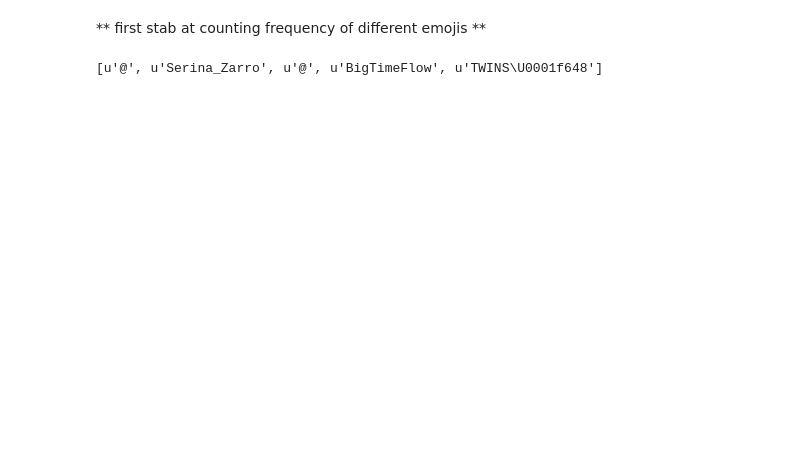
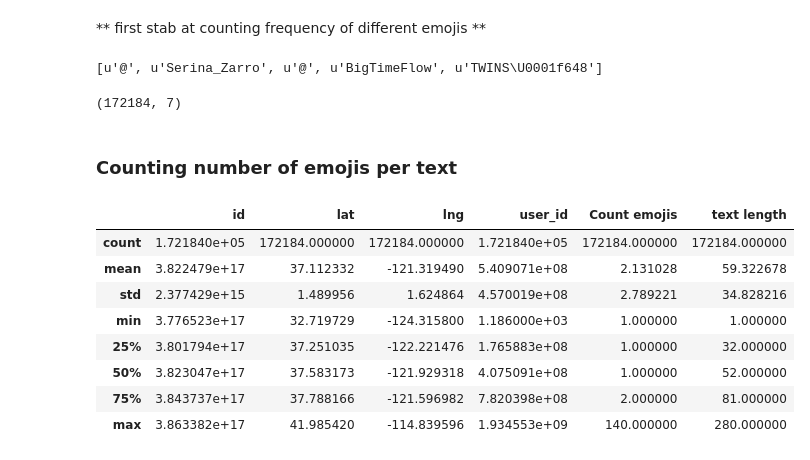
Before and after one commit to dandanbang/Emojineering, a Jupyter notebook: tweets_playaround_nlpfinal.ipynb, the cells around one changed output. Cells and saved outputs as stored; diff of their text form; code cells hidden in the pictures; blank space fills up the shorter version.

```diff
--- a/tweets_playaround_nlpfinal.ipynb
+++ b/tweets_playaround_nlpfinal.ipynb
@@ -136,3 +123,27 @@ s0 = u"@Serina_Zarro @BigTimeFlow TWINS\U0001f648"
 word_tokenize(s0)
 # %% [output]
 [u'@', u'Serina_Zarro', u'@', u'BigTimeFlow', u'TWINS\U0001f648']
+# %%
+emoji_df.shape
+# %% [output]
+(172184, 7)
+# %% [markdown]
+### Counting number of emojis per text
+# %%
+def count_emojis(text):
+    return len(re.findall(ur"[\xA9\xAE\u203C\u2049\u2122\u2139\u2194-\u2199\u21A9\u21AA\u231A\u231B\u2328\u2388\u23CF\u23E9-\u23F3\u23F8-\u23FA\u24C2\u25AA\u25AB\u25B6\u25C0\u25FB-\u25FE\u2600-\u2604\u260E\u2611\u2614\u2615\u2618\u261D\u2620\u2622\u2623\u2626\u262A\u262E\u262F\u2638-\u263A\u2648-\u2653\u2660\u2663\u2665\u2666\u2668\u267B\u267F\u2692-\u2694\u2696\u2697\u2699\u269B\u269C\u26A0\u26A1\u26AA\u26AB\u26B0\u26B1\u26BD\u26BE\u26C4\u26C5\u26C8\u26CE\u26CF\u26D1\u26D3\u26D4\u26E9\u26EA\u26F0-\u26F5\u26F7-\u26FA\u26FD\u2702\u2705\u2708-\u270D\u270F\u2712\u2714\u2716\u271D\u2721\u2728\u2733\u2734\u2744\u2747\u274C\u274E\u2753-\u2755\u2757\u2763\u2764\u2795-\u2797\u27A1\u27B0\u27BF\u2934\u2935\u2B05-\u2B07\u2B1B\u2B1C\u2B50\u2B55\u3030\u303D\u3297\u3299]|\uD83C[\uDC04\uDCCF\uDD70\uDD71\uDD7E\uDD7F\uDD8E\uDD91-\uDD9A\uDE01\uDE02\uDE1A\uDE2F\uDE32-\uDE3A\uDE50\uDE51\uDF00-\uDF21\uDF24-\uDF93\uDF96\uDF97\uDF99-\uDF9B\uDF9E-\uDFF0\uDFF3-\uDFF5\uDFF7-\uDFFF]|\uD83D[\uDC00-\uDCFD\uDCFF-\uDD3D\uDD49-\uDD4E\uDD50-\uDD67\uDD6F\uDD70\uDD73-\uDD79\uDD87\uDD8A-\uDD8D\uDD90\uDD95\uDD96\uDDA5\uDDA8\uDDB1\uDDB2\uDDBC\uDDC2-\uDDC4\uDDD1-\uDDD3\uDDDC-\uDDDE\uDDE1\uDDE3\uDDEF\uDDF3\uDDFA-\uDE4F\uDE80-\uDEC5\uDECB-\uDED0\uDEE0-\uDEE5\uDEE9\uDEEB\uDEEC\uDEF0\uDEF3]|\uD83E[\uDD10-\uDD18\uDD80-\uDD84\uDDC0]",
+               text))
+# %%
+emoji_df["Count emojis"] = emoji_df["text"].apply(count_emojis)
+emoji_df["text length"] = emoji_df["text"].apply(lambda x: len(x))
+emoji_df.describe()
+# %% [output]
+|  | id | lat | lng | user_id | Count emojis | text length |
+| count | 1.721840e+05 | 172184.000000 | 172184.000000 | 1.721840e+05 | 172184.000000 | 172184.000000 |
+| mean | 3.822479e+17 | 37.112332 | -121.319490 | 5.409071e+08 | 2.131028 | 59.322678 |
+| std | 2.377429e+15 | 1.489956 | 1.624864 | 4.570019e+08 | 2.789221 | 34.828216 |
+| min | 3.776523e+17 | 32.719729 | -124.315800 | 1.186000e+03 | 1.000000 | 1.000000 |
+| 25% | 3.801794e+17 | 37.251035 | -122.221476 | 1.765883e+08 | 1.000000 | 32.000000 |
+| 50% | 3.823047e+17 | 37.583173 | -121.929318 | 4.075091e+08 | 1.000000 | 52.000000 |
+| 75% | 3.843737e+17 | 37.788166 | -121.596982 | 7.820398e+08 | 2.000000 | 81.000000 |
+| max | 3.863382e+17 | 41.985420 | -114.839596 | 1.934553e+09 | 140.000000 | 280.000000 |
```
Also changed, not shown: parts of 7 cells of this notebook.
